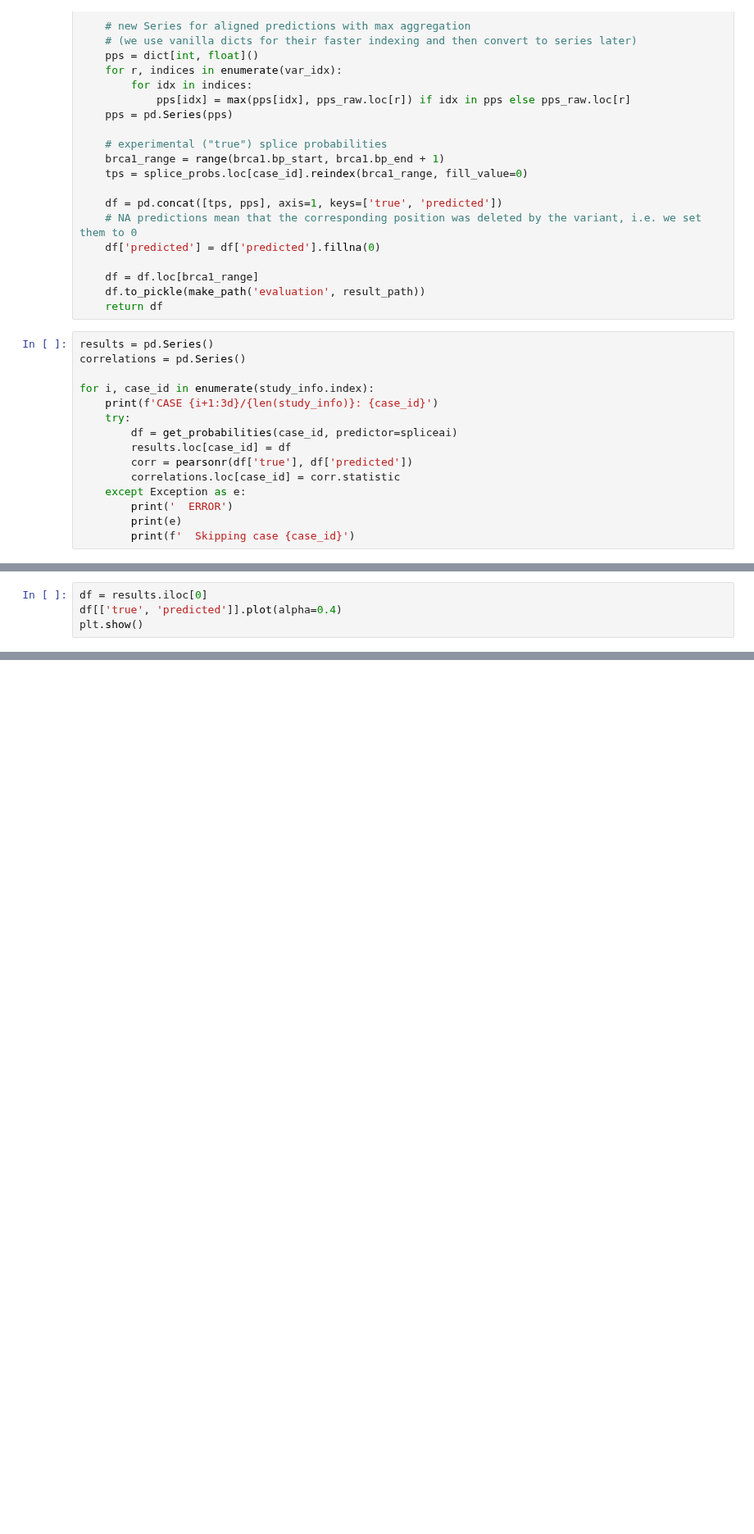
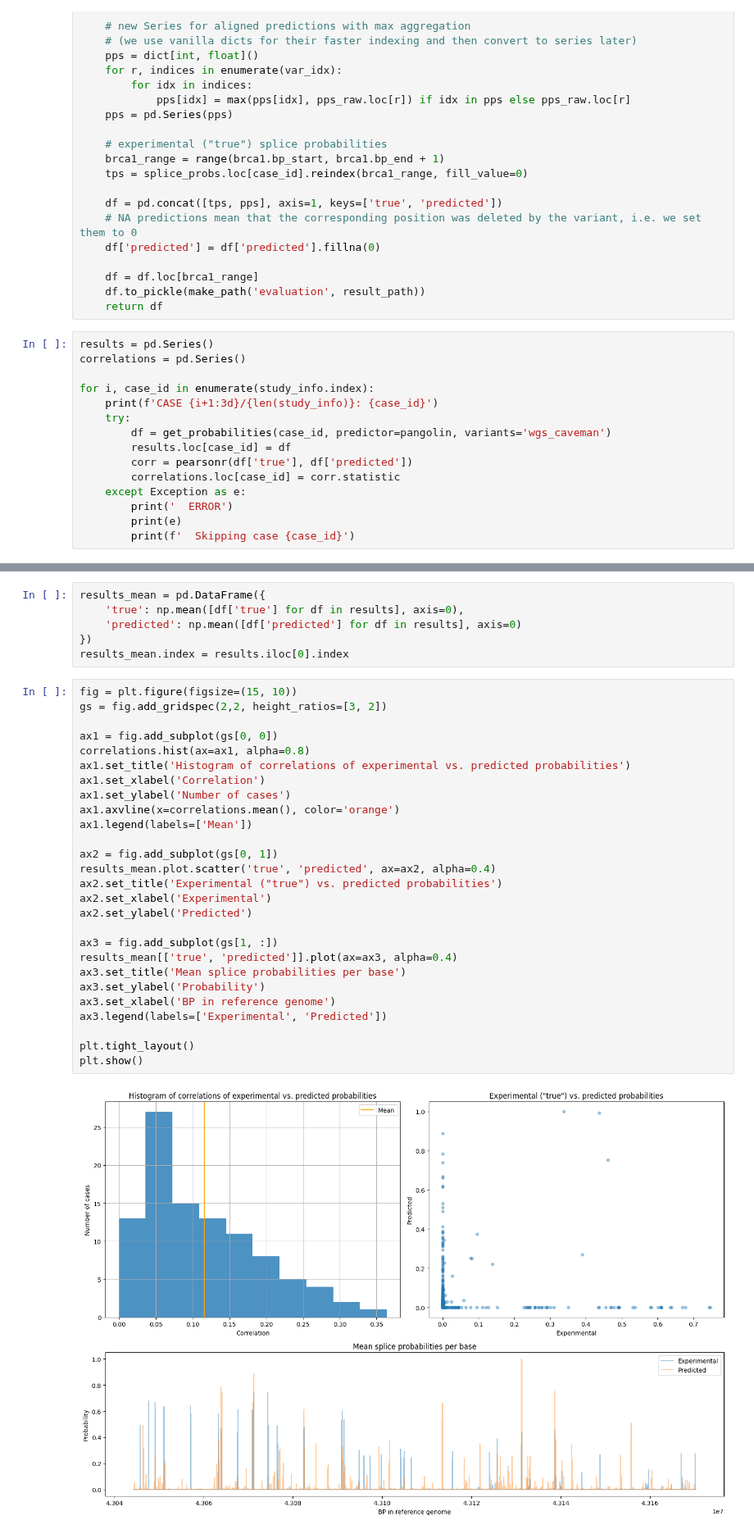
Before and after one commit to jannis-baum/hpi-hoai, a Jupyter notebook: evaluation.ipynb, the cells around one changed output, grey strips where cells are left out. Shown at 82% size. Cells and saved outputs as stored; diff of their text form; blank space fills up the shorter version.

Commit message:
feat: improve plots

```diff
--- a/evaluation.ipynb
+++ b/evaluation.ipynb
@@ -145,7 +145,7 @@ correlations = pd.Series()
 for i, case_id in enumerate(study_info.index):
     print(f'CASE {i+1:3d}/{len(study_info)}: {case_id}')
     try:
-        df = get_probabilities(case_id, predictor=spliceai)
+        df = get_probabilities(case_id, predictor=pangolin, variants='wgs_caveman')
         results.loc[case_id] = df
         corr = pearsonr(df['true'], df['predicted'])
         correlations.loc[case_id] = corr.statistic
@@ -193,4 +173,0 @@ print(correlations.mean())
-# %%
-df = results.iloc[0]
-df[['true', 'predicted']].plot(alpha=0.4)
-plt.show()
@@ -203,0 +174,35 @@ plt.show()
+# %%
+results_mean = pd.DataFrame({
+    'true': np.mean([df['true'] for df in results], axis=0),
+    'predicted': np.mean([df['predicted'] for df in results], axis=0)
+})
+results_mean.index = results.iloc[0].index
+# %%
+fig = plt.figure(figsize=(15, 10))
+gs = fig.add_gridspec(2,2, height_ratios=[3, 2])
+
+ax1 = fig.add_subplot(gs[0, 0])
+correlations.hist(ax=ax1, alpha=0.8)
+ax1.set_title('Histogram of correlations of experimental vs. predicted probabilities')
+ax1.set_xlabel('Correlation')
+ax1.set_ylabel('Number of cases')
+ax1.axvline(x=correlations.mean(), color='orange')
+ax1.legend(labels=['Mean'])
+
+ax2 = fig.add_subplot(gs[0, 1])
+results_mean.plot.scatter('true', 'predicted', ax=ax2, alpha=0.4)
+ax2.set_title('Experimental ("true") vs. predicted probabilities')
+ax2.set_xlabel('Experimental')
+ax2.set_ylabel('Predicted')
+
+ax3 = fig.add_subplot(gs[1, :])
+results_mean[['true', 'predicted']].plot(ax=ax3, alpha=0.4)
+ax3.set_title('Mean splice probabilities per base')
+ax3.set_ylabel('Probability')
+ax3.set_xlabel('BP in reference genome')
+ax3.legend(labels=['Experimental', 'Predicted'])
+
+plt.tight_layout()
+plt.show()
+# %% [output]
+[figure, added]
```
Also changed, not shown: parts of 4 cells of this notebook.
